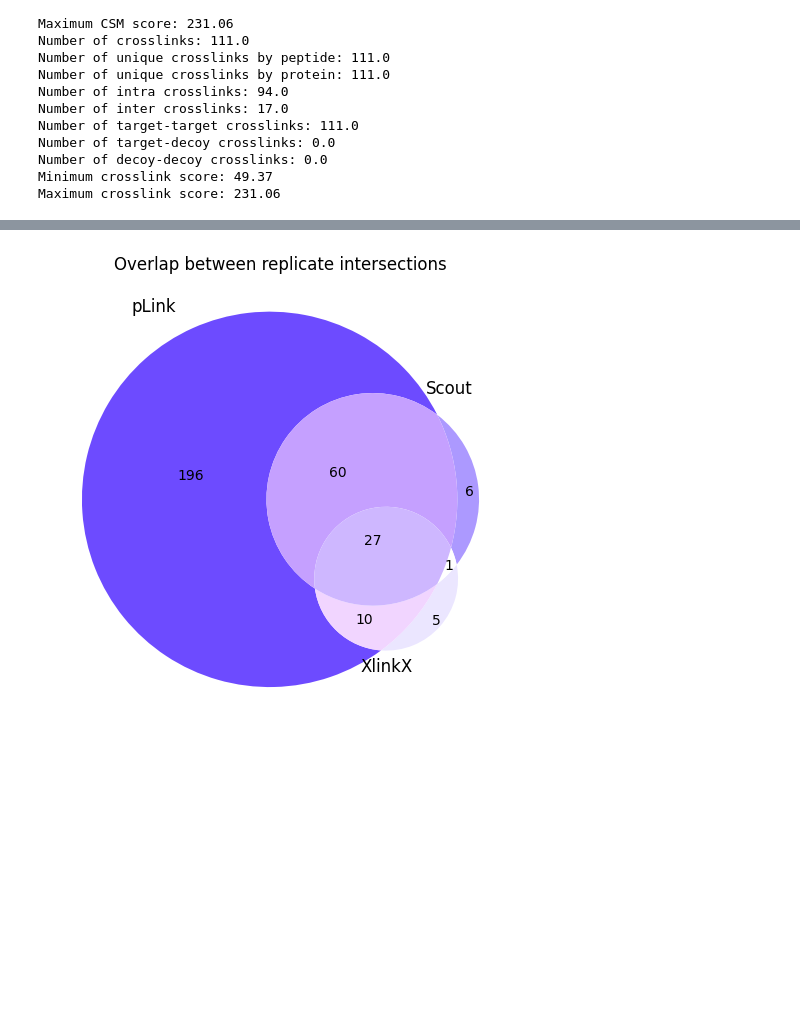
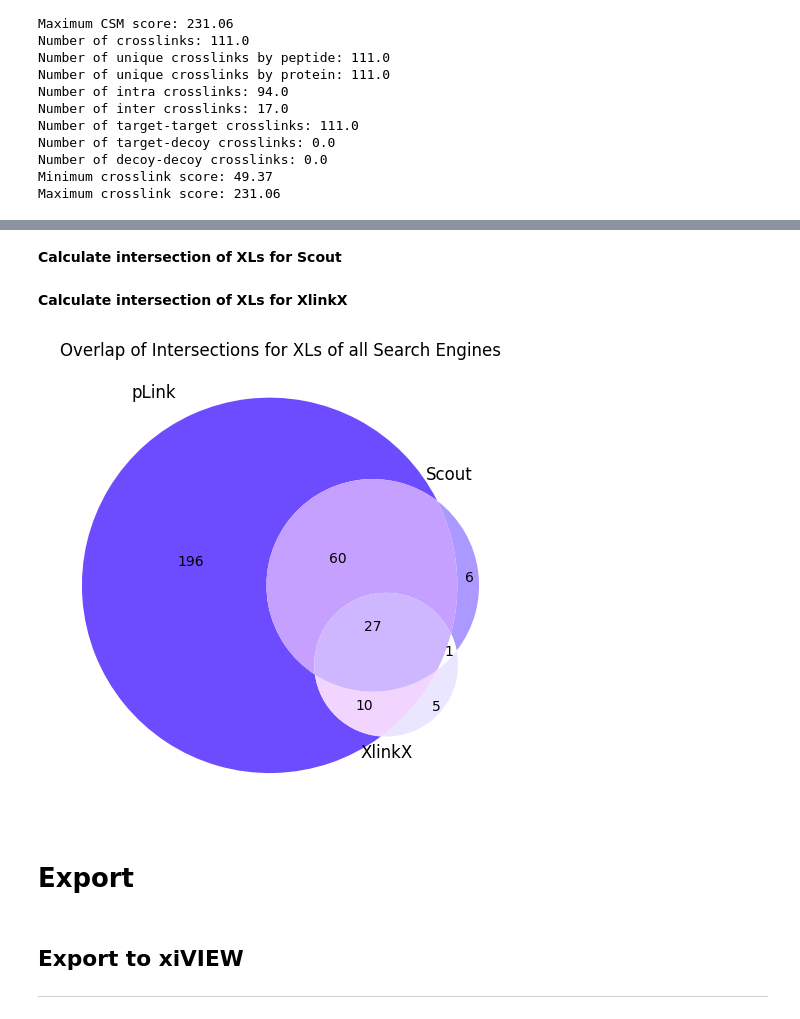
Before and after one commit to hgb-bin-proteomics/pyXLMS-manuscript, a Jupyter notebook: figure_code.ipynb, the cells around one changed output, grey strips where cells are left out. Drawn from its saved outputs; the diff is of its cells as text; code cells hidden in the pictures; blank space fills up the shorter version.

```diff
--- a/figure_code.ipynb
+++ b/figure_code.ipynb
@@ -719,6 +869,8 @@ plink_intersection = pyXLMS.transform.intersection(
     by="protein",
     use="data_a",
 )
+# %% [markdown]
+**Calculate intersection of XLs for Scout**
 # %%
 scout_intersection = pyXLMS.transform.intersection(
     pyXLMS.transform.intersection(
@@ -727,6 +879,8 @@ scout_intersection = pyXLMS.transform.intersection(
     scout_r3["crosslinks"],
     by="protein",
 )
+# %% [markdown]
+**Calculate intersection of XLs for XlinkX**
 # %%
 xlinkx_intersection = pyXLMS.transform.intersection(
     pyXLMS.transform.intersection(
@@ -738,14 +892,21 @@ xlinkx_intersection = pyXLMS.transform.intersection(
 # %%
 pyXLMS.plotting.plot_venn_diagram(
     plink_intersection,
     scout_intersection,
     xlinkx_intersection,
     by="protein",
     labels=["pLink", "Scout", "XlinkX"],
     colors=["#6d4bff", "#ac99ff", "#ebe6ff"],
-    title="Overlap between replicate intersections",
+    title="Overlap of Intersections for XLs of all Search Engines",
     alpha=1.0,
     figsize=(6, 6),
+    filename_prefix="plots/All",
 );
 # %% [output]
-[figure, old version]
+[figure, new version]
+# %% [markdown]
+# **Export**
+# %% [markdown]
+## **Export to xiVIEW**
+
+*****
```
Also changed, not shown: parts of 78 cells of this notebook.
